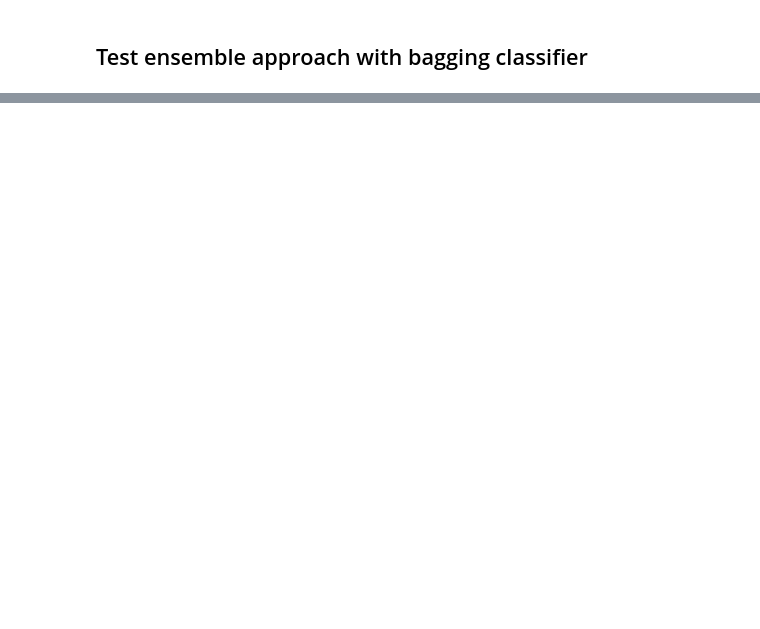
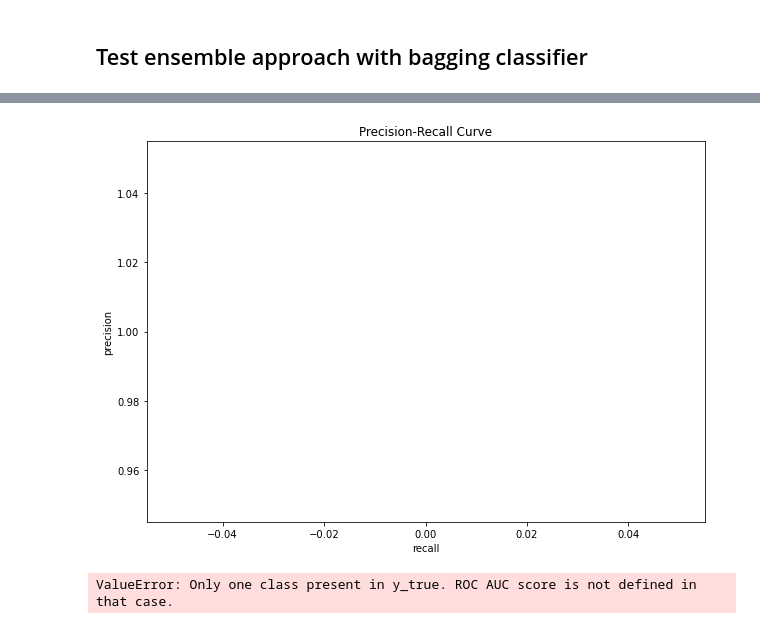
Before and after one commit to MatthewAustinThompson/saxophone-detection, a Jupyter notebook: mt_all_saxes_brass_ok_svm_mfcc.ipynb, the cells around one changed output, grey strips where cells are left out. Saved outputs shown, nothing was run; the diff lists cells and outputs as text; code cells hidden in the pictures; blank space fills up the shorter version.

```diff
--- a/mt_all_saxes_brass_ok_svm_mfcc.ipynb
+++ b/mt_all_saxes_brass_ok_svm_mfcc.ipynb
@@ -163 +166,23 @@ print(classification_report(y_test, y_pred))
 weighted avg       0.82      0.82      0.82      1779
+# %%
+probas_pred = model.predict_proba(x_test)
+# %%
+y_pred_pos = probas_pred[:, [1]]
+# %%
+y_true = [1 if x == '1' else 0 for x in y_test]
+# %%
+precision, recall, threshold = precision_recall_curve(y_true, y_pred_pos)
+# %%
+fig = plt.figure(figsize=(10, 7))
+plt.plot(recall, precision)
+plt.xlabel('recall')
+plt.ylabel('precision')
+plt.title("Precision-Recall Curve")
+pass
+# %% [output]
+[figure, added]
+# %%
+fpr, tpr, threshold = roc_curve(y_true, y_pred_pos)
+auc = roc_auc_score(y_true, y_pred_pos)
+# %% [output]
+ValueError: Only one class present in y_true. ROC AUC score is not defined in that case.
```
Also changed, not shown: parts of 15 cells of this notebook.
